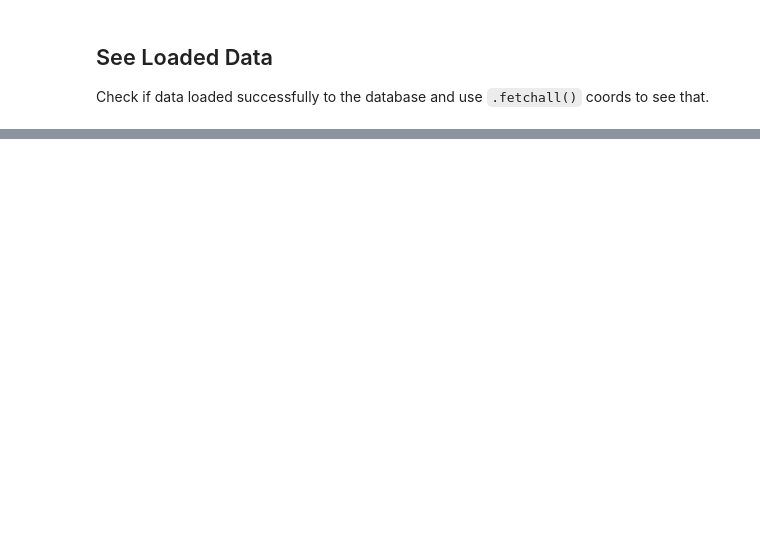
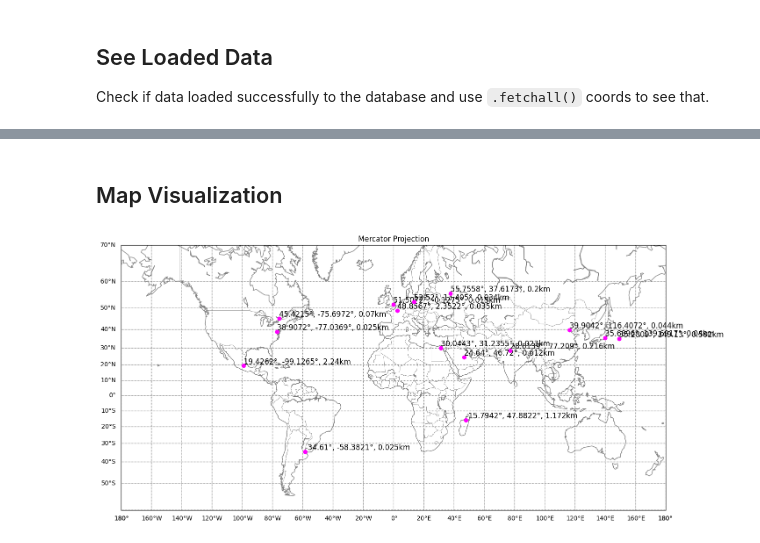
Before and after one commit to mweglowski/geo_circuit_calculation, a Jupyter notebook: main.ipynb, the cells around one changed output, grey strips where cells are left out. Drawn from its saved outputs; the diff is of its cells as text; code cells hidden in the pictures; blank space fills up the shorter version.

```diff
--- a/main.ipynb
+++ b/main.ipynb
@@ -203,0 +244,3 @@ perimeter = calculate_perimeter(data)
+# %%
+points = cursor.execute('SELECT latitude, longitude, height FROM points').fetchall()
+points
@@ -203,0 +306,47 @@ perimeter = calculate_perimeter(data)
+# %% [markdown]
+## Map Visualization
+# %%
+def visualize_points(points: list[tuple[float, float, float]]) -> None:
+    """
+    Function that plots geographical points on a Mercator map using Basemap.
+
+    Args:
+        points (list of tuples): List of (longitude, latitude) tuples.
+    """
+
+    # Creating a figure and axis
+    plt.figure(figsize=(16, 10))
+
+    # Creating a Mercator map specifying projection='merc' using Basemap
+    m = Basemap(projection='merc', llcrnrlat=-60, urcrnrlat=70, llcrnrlon=-180, urcrnrlon=180, lat_ts=20, resolution='c')
+
+    # Drawing coastlines and country boundaries
+    m.drawcoastlines(color='gray')
+    m.drawcountries(color='gray')
+
+    # Drawing latitude and longitude lines
+    m.drawparallels(range(-90, 91, 10), labels=[1, 0, 0, 0], color='gray')
+    m.drawmeridians(range(-180, 181, 20), labels=[0, 0, 0, 1], color='gray')
+
+    # Loop through each point and plot
+    for longitude, latitude, height in points:
+        # Converting longitude and latitude to x and y coordinates for the map
+        x, y = m(latitude, longitude)
+
+        # Plotting point using matplotlib's scatter plot in magenta color
+        m.scatter(x, y, marker='o', color='magenta', zorder=5)
+
+        # Labeling the point with its coordinates and height
+        label = f"{longitude}°, {latitude}°, {height}km"
+        plt.text(x, y, label, color='black', fontsize=12, ha='left', va='bottom')
+
+    # Showing the plot
+    plt.title('Mercator Projection')
+    plt.show()
+
+# Warsaw
+# points = [(52.2372, 21.0185, 0.3)]
+
+visualize_points(points)
+# %% [output]
+[figure, added]
```
Also changed, not shown: parts of 16 cells of this notebook, 4 other files.
